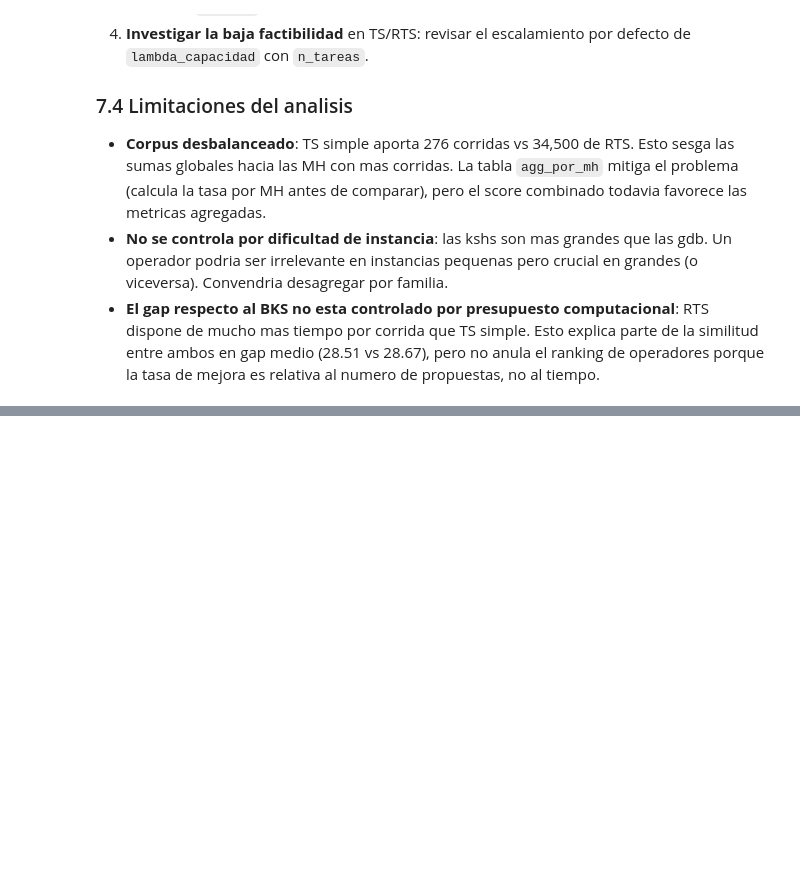
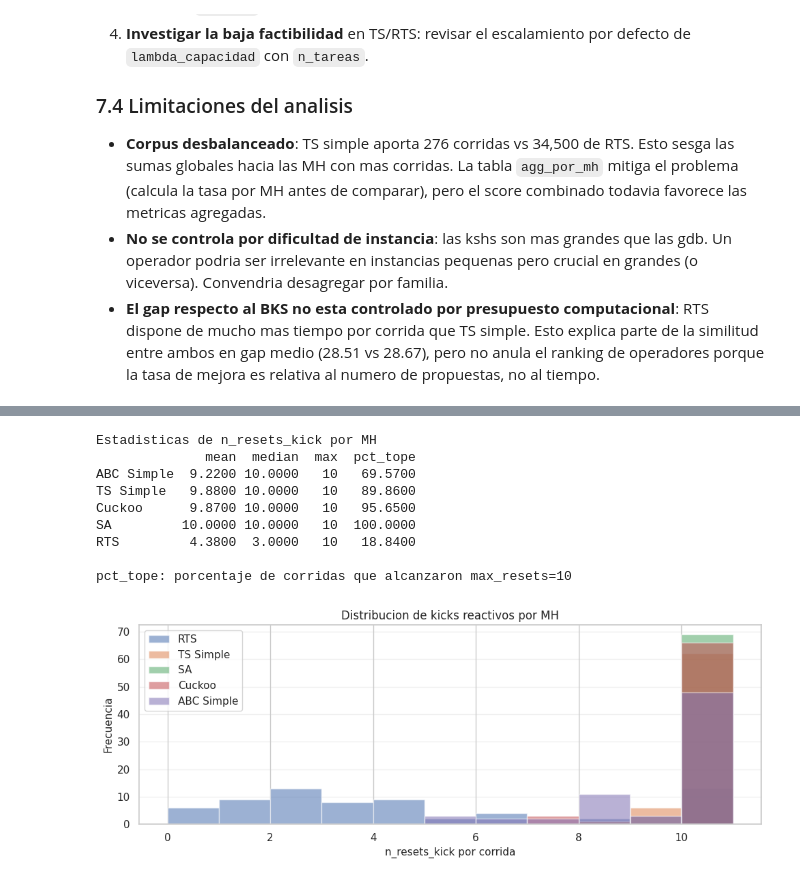
Before and after one commit to Alhely/MetaCARP_Proyecto, a Jupyter notebook: analisis_operadores_20260520/analisis_exploratorio_operadores.ipynb, the cells around one changed output, grey strips where cells are left out. Cells and saved outputs as stored; diff of their text form; code cells hidden in the pictures; blank space fills up the shorter version.

```diff
--- a/analisis_operadores_20260520/analisis_exploratorio_operadores.ipynb
+++ b/analisis_operadores_20260520/analisis_exploratorio_operadores.ipynb
@@ -523,0 +911,35 @@ operadores, pero amerita investigacion aparte.
+# %%
+# Estadisticas y distribucion de n_resets_kick por MH.
+kicks_stats = (df_strict.groupby('metaheuristica')['n_resets_kick']
+               .agg(mean='mean', median='median', max='max',
+                    pct_tope=lambda x: (x >= 10).mean() * 100)
+               .round(2))
+kicks_stats.index = [MH_LABELS.get(m, m) for m in kicks_stats.index]
+print('Estadisticas de n_resets_kick por MH')
+print(kicks_stats.to_string())
+print()
+print('pct_tope: porcentaje de corridas que alcanzaron max_resets=10')
+
+fig, ax = plt.subplots(figsize=(10, 4))
+for mh in orden_mh:
+    datos = df_strict[df_strict.metaheuristica == mh]['n_resets_kick']
+    ax.hist(datos, bins=range(0, 12), alpha=0.55,
+            label=MH_LABELS.get(mh, mh), density=False)
+ax.set_xlabel('n_resets_kick por corrida', fontsize=11)
+ax.set_ylabel('Frecuencia', fontsize=11)
+ax.set_title('Distribucion de kicks reactivos por MH')
+ax.legend()
+ax.grid(axis='y', alpha=0.3)
+plt.tight_layout()
+plt.show()
+# %% [output]
+Estadisticas de n_resets_kick por MH
+              mean  median  max  pct_tope
+ABC Simple  9.2200 10.0000   10   69.5700
+TS Simple   9.8800 10.0000   10   89.8600
+Cuckoo      9.8700 10.0000   10   95.6500
+SA         10.0000 10.0000   10  100.0000
+RTS         4.3800  3.0000   10   18.8400
+
+pct_tope: porcentaje de corridas que alcanzaron max_resets=10
+[figure, added]
```
Also changed, not shown: parts of 23 cells of this notebook, 12 other files.
